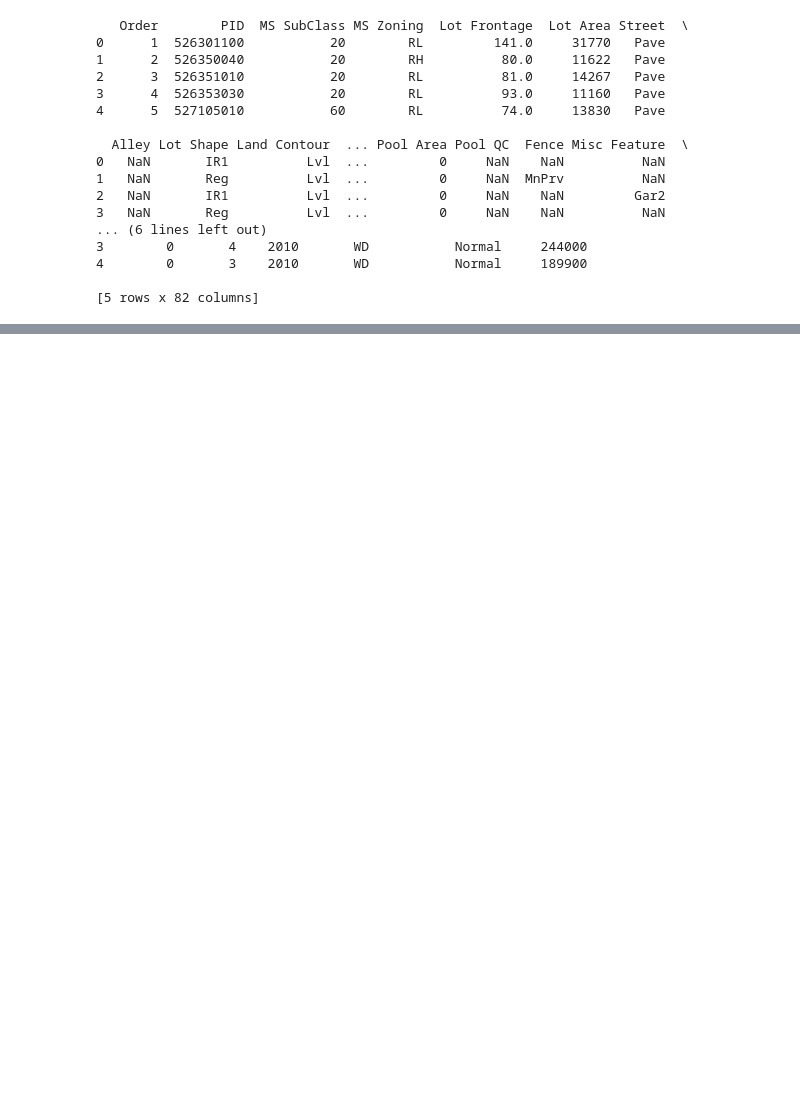
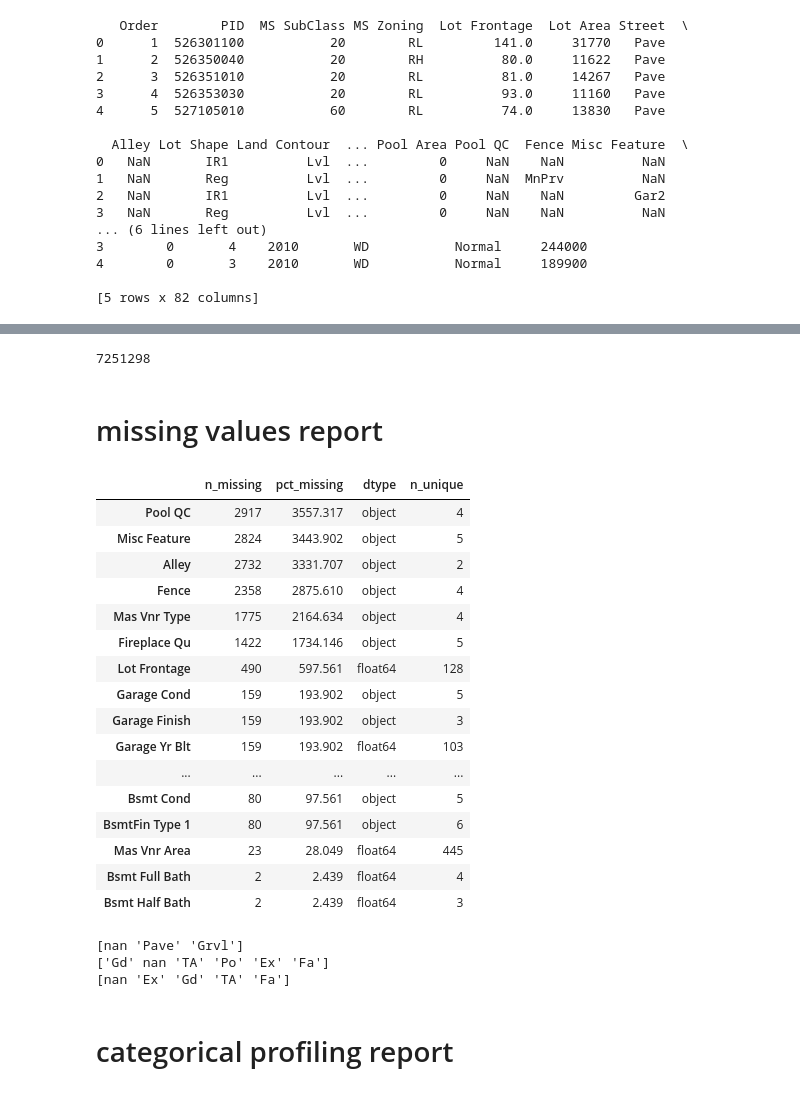
Before and after one commit to bonsonalo/tempo, a Jupyter notebook: week03/week03_project/eda_dashboard/notebooks/eda_dashboard.ipynb, the cells around one changed output, grey strips where cells are left out. Saved outputs shown, nothing was run; the diff lists cells and outputs as text; code cells hidden in the pictures; blank space fills up the shorter version.

```diff
--- a/week03/week03_project/eda_dashboard/notebooks/eda_dashboard.ipynb
+++ b/week03/week03_project/eda_dashboard/notebooks/eda_dashboard.ipynb
@@ -43,0 +111,47 @@ logging.info("Hello from logger")
+# %%
+data.memory_usage(deep=True).sum()
+# %% [output]
+7251298
+# %% [markdown]
+# missing values report
+# %%
+# Step 1: Count missing values per column
+missing = data.isna().sum().rename("n_missing").to_frame()
+# Step 2: Add percentage of missing values
+missing["pct_missing"] = (missing["n_missing"] / len(missing) * 100).round(3)
+# Step 3: Add column data types
+missing["dtype"] = data.dtypes
+# Step 4: Add number of unique values
+missing["n_unique"] = data.nunique(dropna=True)
+# Step 5: Sort by missing percentage
+missing_sorted = missing.sort_values("pct_missing", ascending=False)
+# Step 6: Show the top 20
+missing_sorted.head(20)
+# %% [output]
+|  | n_missing | pct_missing | dtype | n_unique |
+| Pool QC | 2917 | 3557.317 | object | 4 |
+| Misc Feature | 2824 | 3443.902 | object | 5 |
+| Alley | 2732 | 3331.707 | object | 2 |
+| Fence | 2358 | 2875.610 | object | 4 |
+| Mas Vnr Type | 1775 | 2164.634 | object | 4 |
+| Fireplace Qu | 1422 | 1734.146 | object | 5 |
+| Lot Frontage | 490 | 597.561 | float64 | 128 |
+| Garage Cond | 159 | 193.902 | object | 5 |
+| Garage Finish | 159 | 193.902 | object | 3 |
+| Garage Yr Blt | 159 | 193.902 | float64 | 103 |
+| ... | ... | ... | ... | ... |
+| Bsmt Cond | 80 | 97.561 | object | 5 |
+| BsmtFin Type 1 | 80 | 97.561 | object | 6 |
+| Mas Vnr Area | 23 | 28.049 | float64 | 445 |
+| Bsmt Full Bath | 2 | 2.439 | float64 | 4 |
+| Bsmt Half Bath | 2 | 2.439 | float64 | 3 |
+# %%
+print(data["Alley"].unique())
+print(data["Fireplace Qu"].unique())
+print(data["Pool QC"].unique())
+# %% [output]
+[nan 'Pave' 'Grvl']
+['Gd' nan 'TA' 'Po' 'Ex' 'Fa']
+[nan 'Ex' 'Gd' 'TA' 'Fa']
+# %% [markdown]
+#  categorical profiling report
```
Also changed, not shown: parts of 36 cells of this notebook.
